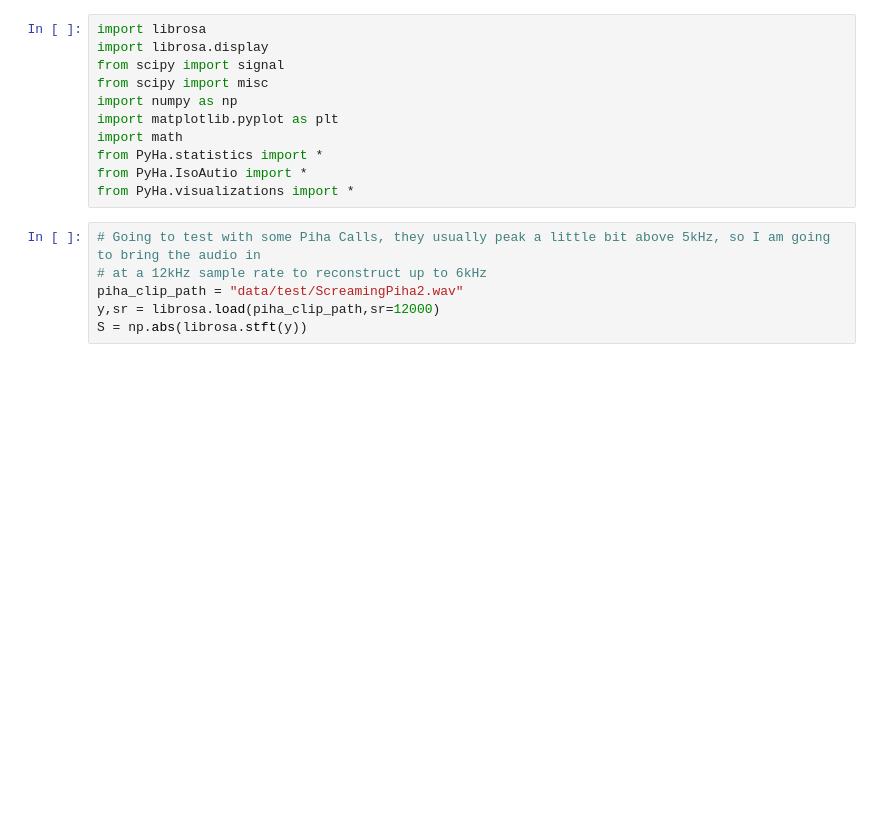
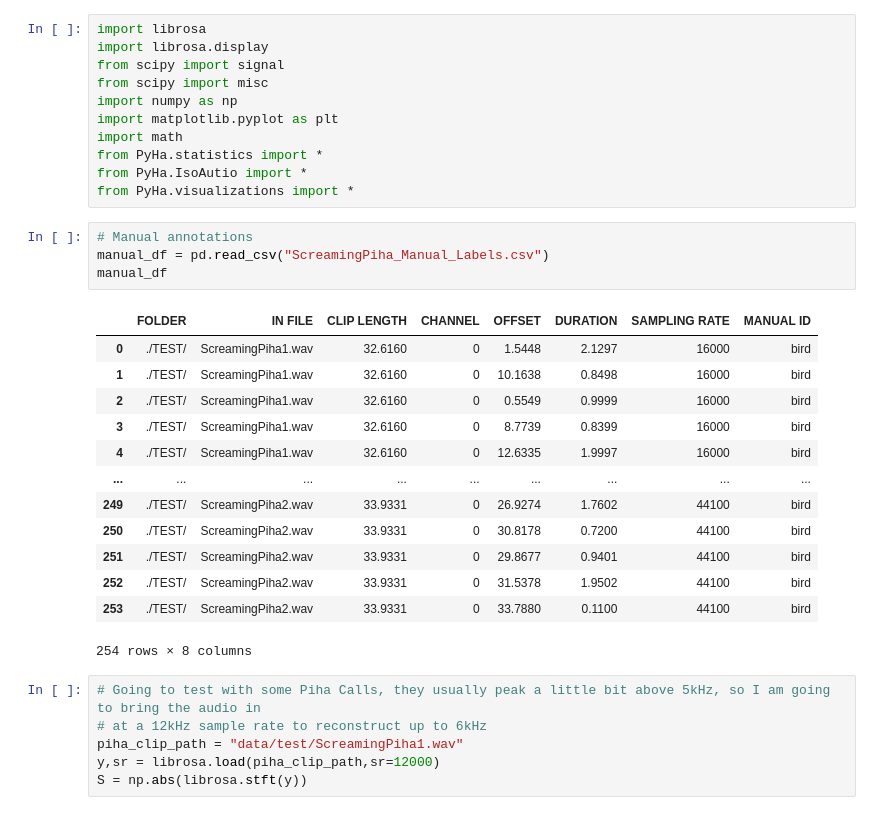
Before and after one commit to hjagarla/DSC180A_A09_cross_correlation, a Jupyter notebook: Cross_Correlation.ipynb, the cells around one changed output. Cells and saved outputs as stored; diff of their text form; blank space fills up the shorter version.

```diff
--- a/Cross_Correlation.ipynb
+++ b/Cross_Correlation.ipynb
@@ -9,10 +9,28 @@ import math
 from PyHa.statistics import *
 from PyHa.IsoAutio import *
 from PyHa.visualizations import *
+# %%
+# Manual annotations
+manual_df = pd.read_csv("ScreamingPiha_Manual_Labels.csv")
+manual_df
+# %% [output]
+|  | FOLDER | IN FILE | CLIP LENGTH | CHANNEL | OFFSET | DURATION | SAMPLING RATE | MANUAL ID |
+| 0 | ./TEST/ | ScreamingPiha1.wav | 32.6160 | 0 | 1.5448 | 2.1297 | 16000 | bird |
+| 1 | ./TEST/ | ScreamingPiha1.wav | 32.6160 | 0 | 10.1638 | 0.8498 | 16000 | bird |
+| 2 | ./TEST/ | ScreamingPiha1.wav | 32.6160 | 0 | 0.5549 | 0.9999 | 16000 | bird |
+| 3 | ./TEST/ | ScreamingPiha1.wav | 32.6160 | 0 | 8.7739 | 0.8399 | 16000 | bird |
+| 4 | ./TEST/ | ScreamingPiha1.wav | 32.6160 | 0 | 12.6335 | 1.9997 | 16000 | bird |
+| ... | ... | ... | ... | ... | ... | ... | ... | ... |
+| 249 | ./TEST/ | ScreamingPiha2.wav | 33.9331 | 0 | 26.9274 | 1.7602 | 44100 | bird |
+| 250 | ./TEST/ | ScreamingPiha2.wav | 33.9331 | 0 | 30.8178 | 0.7200 | 44100 | bird |
+| 251 | ./TEST/ | ScreamingPiha2.wav | 33.9331 | 0 | 29.8677 | 0.9401 | 44100 | bird |
+| 252 | ./TEST/ | ScreamingPiha2.wav | 33.9331 | 0 | 31.5378 | 1.9502 | 44100 | bird |
+| 253 | ./TEST/ | ScreamingPiha2.wav | 33.9331 | 0 | 33.7880 | 0.1100 | 44100 | bird |
+254 rows × 8 columns
 # %%
 # Going to test with some Piha Calls, they usually peak a little bit above 5kHz, so I am going to bring the audio in
 # at a 12kHz sample rate to reconstruct up to 6kHz
-piha_clip_path = "data/test/ScreamingPiha2.wav"
+piha_clip_path = "data/test/ScreamingPiha1.wav"
 y,sr = librosa.load(piha_clip_path,sr=12000)
 S = np.abs(librosa.stft(y))
 # %%
```
Also changed, not shown: parts of 5 cells of this notebook, 6 other files.
